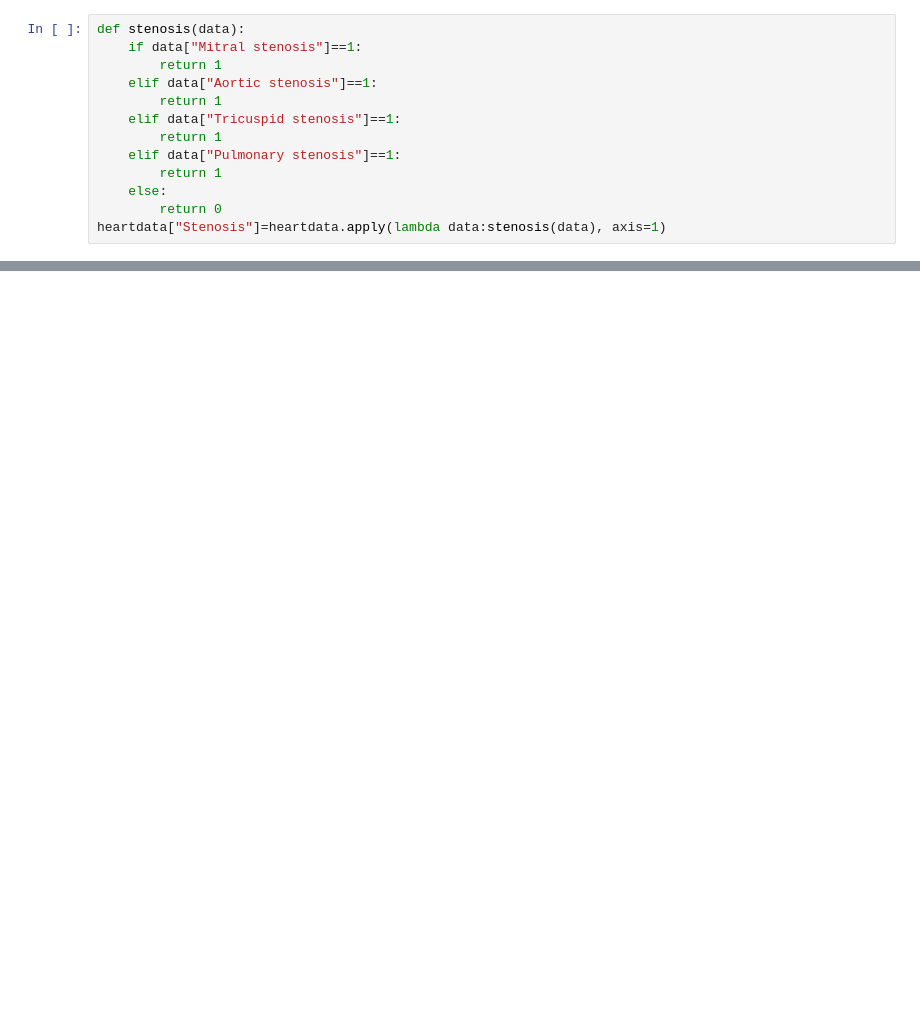
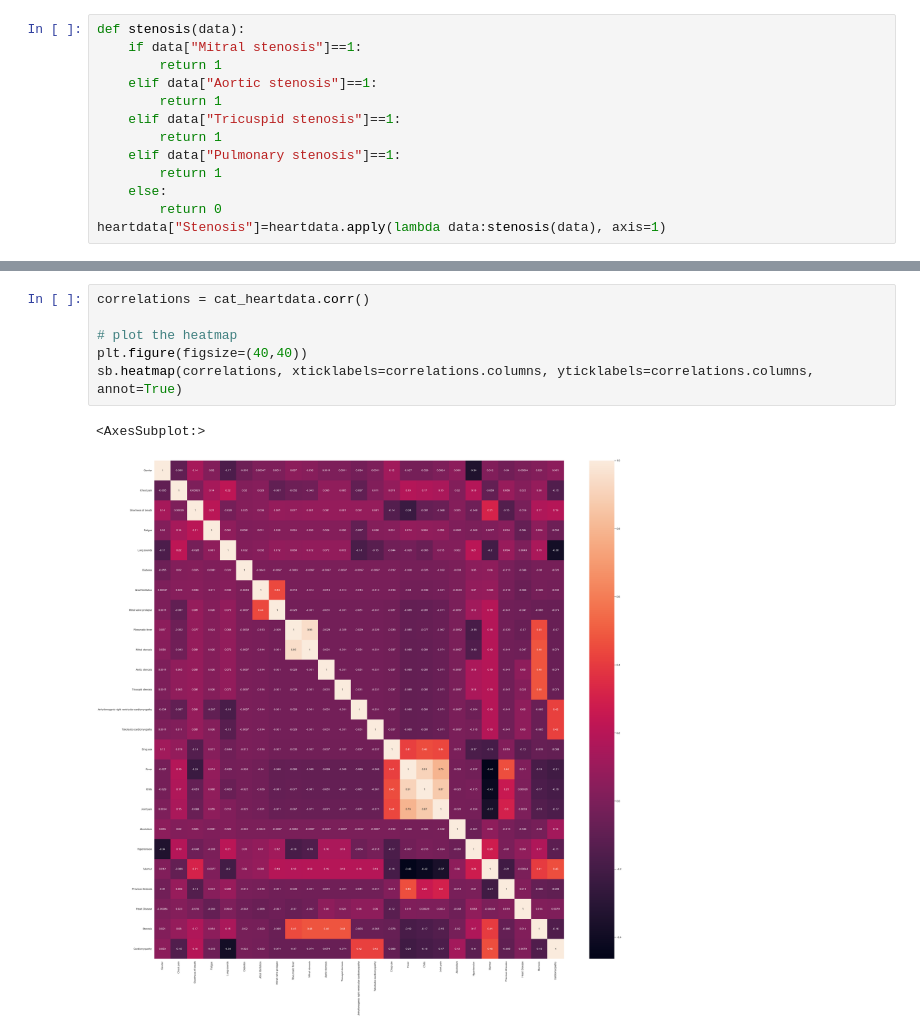
Before and after one commit to Lijiaqian1/SC1015, a Jupyter notebook: Heart_Disease.ipynb, the cells around one changed output, grey strips where cells are left out. Saved outputs shown, nothing was run; the diff lists cells and outputs as text; blank space fills up the shorter version.

```diff
--- a/Heart_Disease.ipynb
+++ b/Heart_Disease.ipynb
@@ -330,0 +427,9 @@ heartdata.describe()
+# %%
+correlations = cat_heartdata.corr()
+
+# plot the heatmap
+plt.figure(figsize=(40,40))
+sb.heatmap(correlations, xticklabels=correlations.columns, yticklabels=correlations.columns, annot=True)
+# %% [output]
+<AxesSubplot:>
+[figure, added]
```
Also changed, not shown: parts of 18 cells of this notebook.
